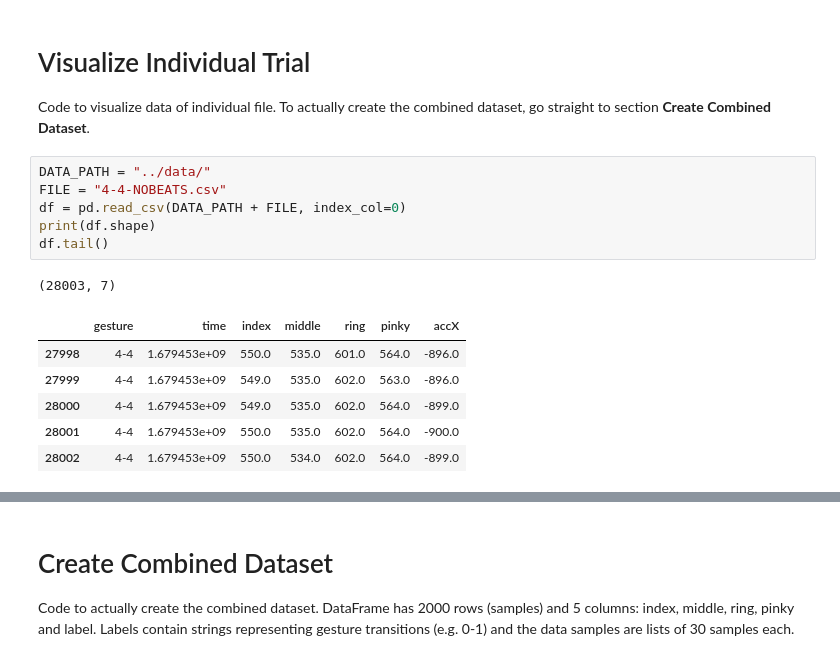
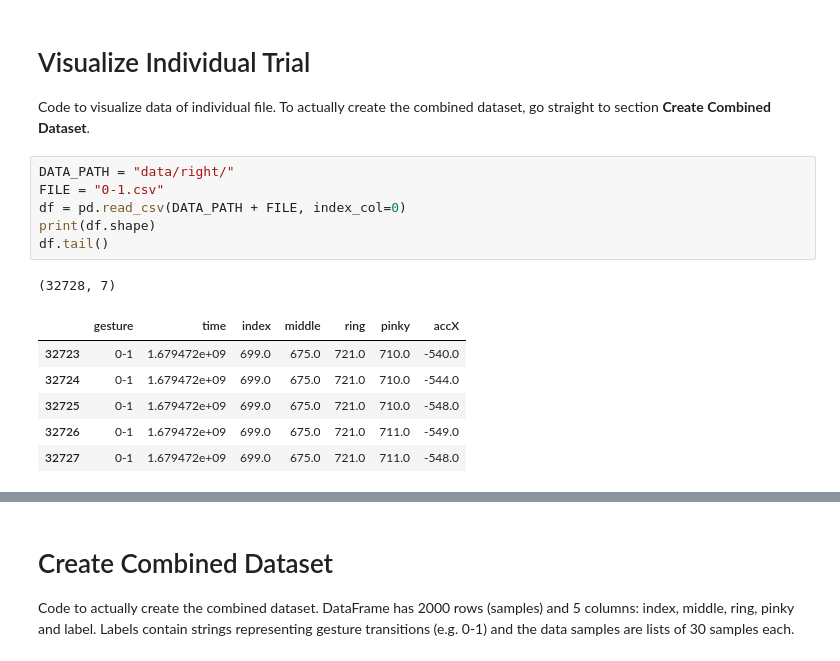
Before and after one commit to rachung2510/oppy, a Jupyter notebook: create_dataset.ipynb, the cells around one changed output, grey strips where cells are left out. Drawn from its saved outputs; the diff is of its cells as text.

```diff
--- a/create_dataset.ipynb
+++ b/create_dataset.ipynb
@@ -126,19 +127,19 @@ def get_valleys(x, n):
 # Visualize Individual Trial
 Code to visualize data of individual file. To actually create the combined dataset, go straight to section **Create Combined Dataset**.
 # %%
-DATA_PATH = "../data/"
-FILE = "4-4-NOBEATS.csv"
+DATA_PATH = "data/right/"
+FILE = "0-1.csv"
 df = pd.read_csv(DATA_PATH + FILE, index_col=0)
 print(df.shape)
 df.tail()
 # %% [output]
-(28003, 7)
+(32728, 7)
 |  | gesture | time | index | middle | ring | pinky | accX |
-| 27998 | 4-4 | 1.679453e+09 | 550.0 | 535.0 | 601.0 | 564.0 | -896.0 |
-| 27999 | 4-4 | 1.679453e+09 | 549.0 | 535.0 | 602.0 | 563.0 | -896.0 |
-| 28000 | 4-4 | 1.679453e+09 | 549.0 | 535.0 | 602.0 | 564.0 | -899.0 |
-| 28001 | 4-4 | 1.679453e+09 | 550.0 | 535.0 | 602.0 | 564.0 | -900.0 |
-| 28002 | 4-4 | 1.679453e+09 | 550.0 | 534.0 | 602.0 | 564.0 | -899.0 |
+| 32723 | 0-1 | 1.679472e+09 | 699.0 | 675.0 | 721.0 | 710.0 | -540.0 |
+| 32724 | 0-1 | 1.679472e+09 | 699.0 | 675.0 | 721.0 | 710.0 | -544.0 |
+| 32725 | 0-1 | 1.679472e+09 | 699.0 | 675.0 | 721.0 | 710.0 | -548.0 |
+| 32726 | 0-1 | 1.679472e+09 | 699.0 | 675.0 | 721.0 | 711.0 | -549.0 |
+| 32727 | 0-1 | 1.679472e+09 | 699.0 | 675.0 | 721.0 | 711.0 | -548.0 |
 # %%
 keys = ["index","middle","ring","pinky"]
 offset = 200
```
Also changed, not shown: parts of 4 cells of this notebook.
